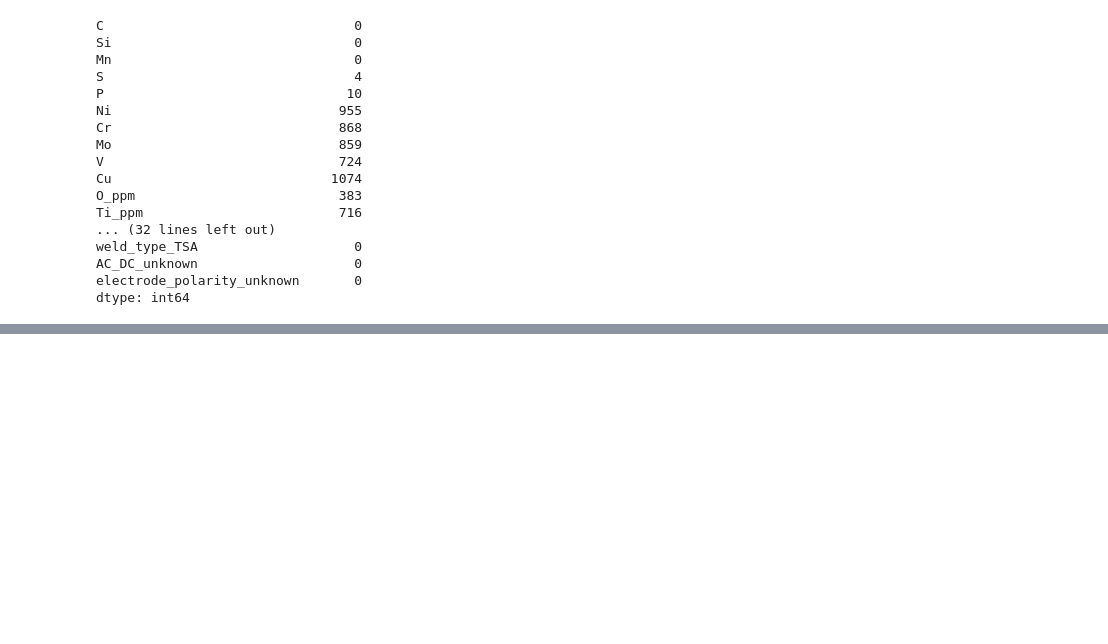
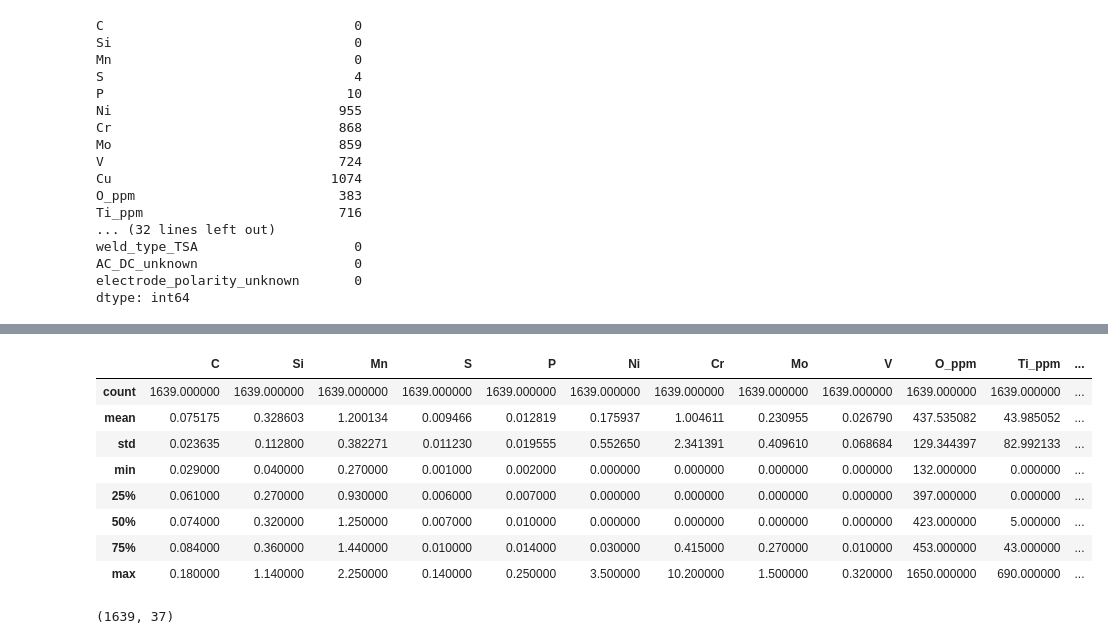
Before and after one commit to K3YB04RD-w4rri0r/ml-soldering-prediction, a Jupyter notebook: preprocessing/1_missingness_handling.ipynb, the cells around one changed output, grey strips where cells are left out. Saved outputs shown, nothing was run; the diff lists cells and outputs as text; code cells hidden in the pictures; blank space fills up the shorter version.

Commit message:
finished missingness preprocessing (need to add commits)

```diff
--- a/preprocessing.ipynb
+++ b/preprocessing/1_missingness_handling.ipynb
@@ -403,3 +400,12 @@ weld_type_TSA                    0
 AC_DC_unknown                    0
 electrode_polarity_unknown       0
 dtype: int64
+# %%
+dropped_cols = [c for c in df.columns if df[c].isna().sum() > 1000]
+df = df.drop(columns=dropped_cols)
+
+print(dropped_cols)
+df.isna().sum()
+df.dtypes
+
+# every column with more than 1000 NaN (out of 1639 rows) was dropped, too little data to impute from.
@@ -405,0 +431,16 @@ dtype: int64
+# %%
+tot = df["N_ppm"].str.extract(r"^(\d+)tot")[0]
+df["N_ppm"] = tot.fillna(df["N_ppm"]).astype(float)
+
+for col in ["S", "P", "O_ppm", "N_ppm", "Al_ppm"]:
+    df[col] = df[col].fillna(df[col].median())
+
+for col in ["Ni", "Cr", "Mo", "V", "Nb_ppm", "Ti_ppm"]:
+    df[col] = df[col].fillna(0)
+
+weld_type = df.filter(like="weld_type_").idxmax(axis=1)
+display(df.groupby(weld_type)[["current_A", "voltage_V"]].median())
+for col in ["current_A", "voltage_V"]:
+    df[col] = df[col].fillna(df.groupby(weld_type)[col].transform("median"))
+
+df.isna().sum()
@@ -405,0 +487,23 @@ dtype: int64
+# %%
+df.describe()
+# %% [output]
+|  | C | Si | Mn | S | P | Ni | Cr | Mo | V | O_ppm | Ti_ppm | ... |
+| count | 1639.000000 | 1639.000000 | 1639.000000 | 1639.000000 | 1639.000000 | 1639.000000 | 1639.000000 | 1639.000000 | 1639.000000 | 1639.000000 | 1639.000000 | ... |
+| mean | 0.075175 | 0.328603 | 1.200134 | 0.009466 | 0.012819 | 0.175937 | 1.004611 | 0.230955 | 0.026790 | 437.535082 | 43.985052 | ... |
+| std | 0.023635 | 0.112800 | 0.382271 | 0.011230 | 0.019555 | 0.552650 | 2.341391 | 0.409610 | 0.068684 | 129.344397 | 82.992133 | ... |
+| min | 0.029000 | 0.040000 | 0.270000 | 0.001000 | 0.002000 | 0.000000 | 0.000000 | 0.000000 | 0.000000 | 132.000000 | 0.000000 | ... |
+| 25% | 0.061000 | 0.270000 | 0.930000 | 0.006000 | 0.007000 | 0.000000 | 0.000000 | 0.000000 | 0.000000 | 397.000000 | 0.000000 | ... |
+| 50% | 0.074000 | 0.320000 | 1.250000 | 0.007000 | 0.010000 | 0.000000 | 0.000000 | 0.000000 | 0.000000 | 423.000000 | 5.000000 | ... |
+| 75% | 0.084000 | 0.360000 | 1.440000 | 0.010000 | 0.014000 | 0.030000 | 0.415000 | 0.270000 | 0.010000 | 453.000000 | 43.000000 | ... |
+| max | 0.180000 | 1.140000 | 2.250000 | 0.140000 | 0.250000 | 3.500000 | 10.200000 | 1.500000 | 0.320000 | 1650.000000 | 690.000000 | ... |
+# %%
+df = df.drop(columns=["electrode_polarity_unknown"])
+df.to_csv("../data/welddb_cleaned_missing.csv", index=False)
+
+print(df.shape)
+
+# AC_DC_unknown and electrode_polarity_unknown flagged exactly the same 156 rows, so we keep only
+# AC_DC_unknown, it now means "current type and polarity both unknown".
+# weld_id stays in for now, it's needed later to group rows by source for cross-validation.
+# %% [output]
+(1639, 37)
```
Also changed, not shown: parts of 8 cells of this notebook, 2 other files.
